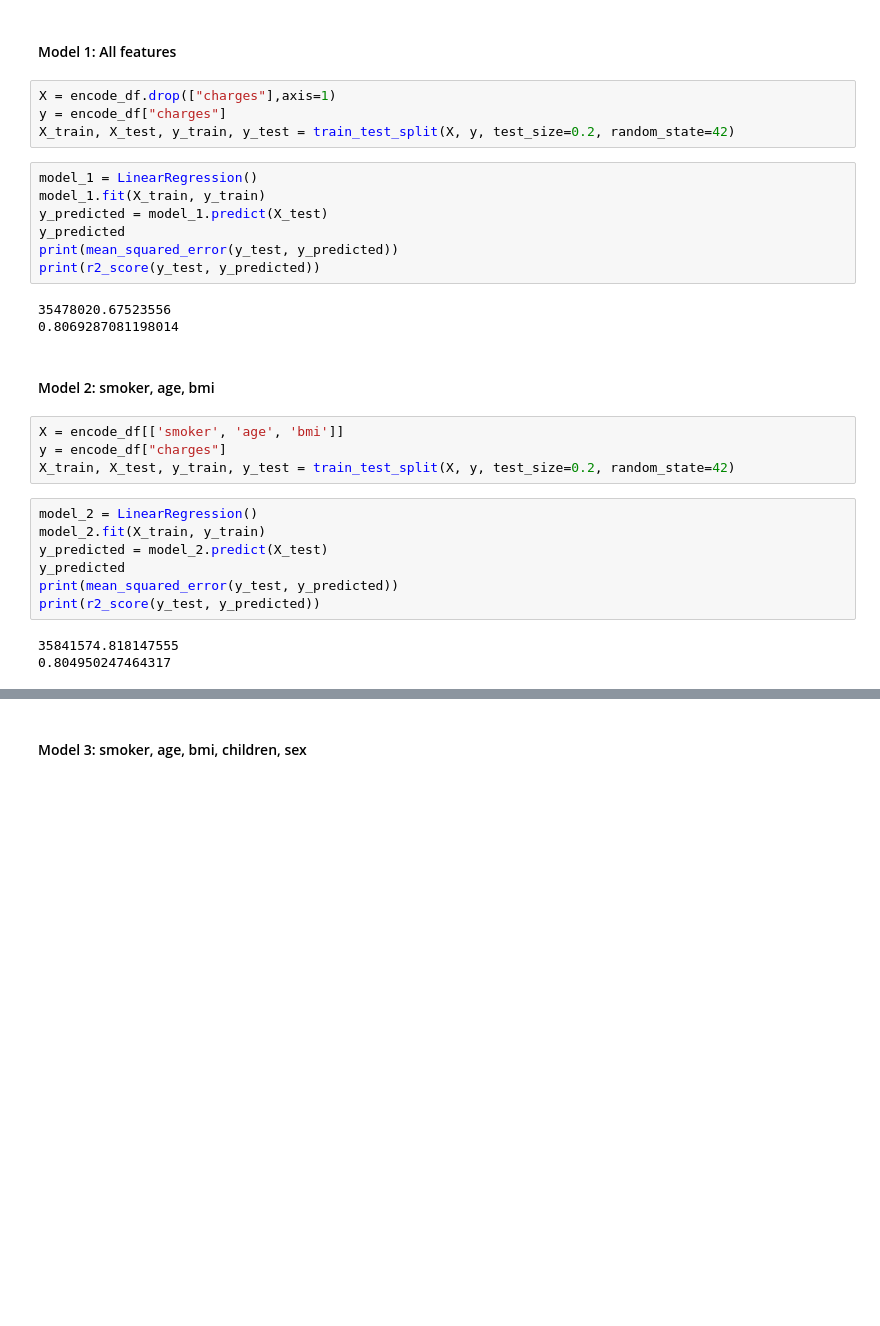
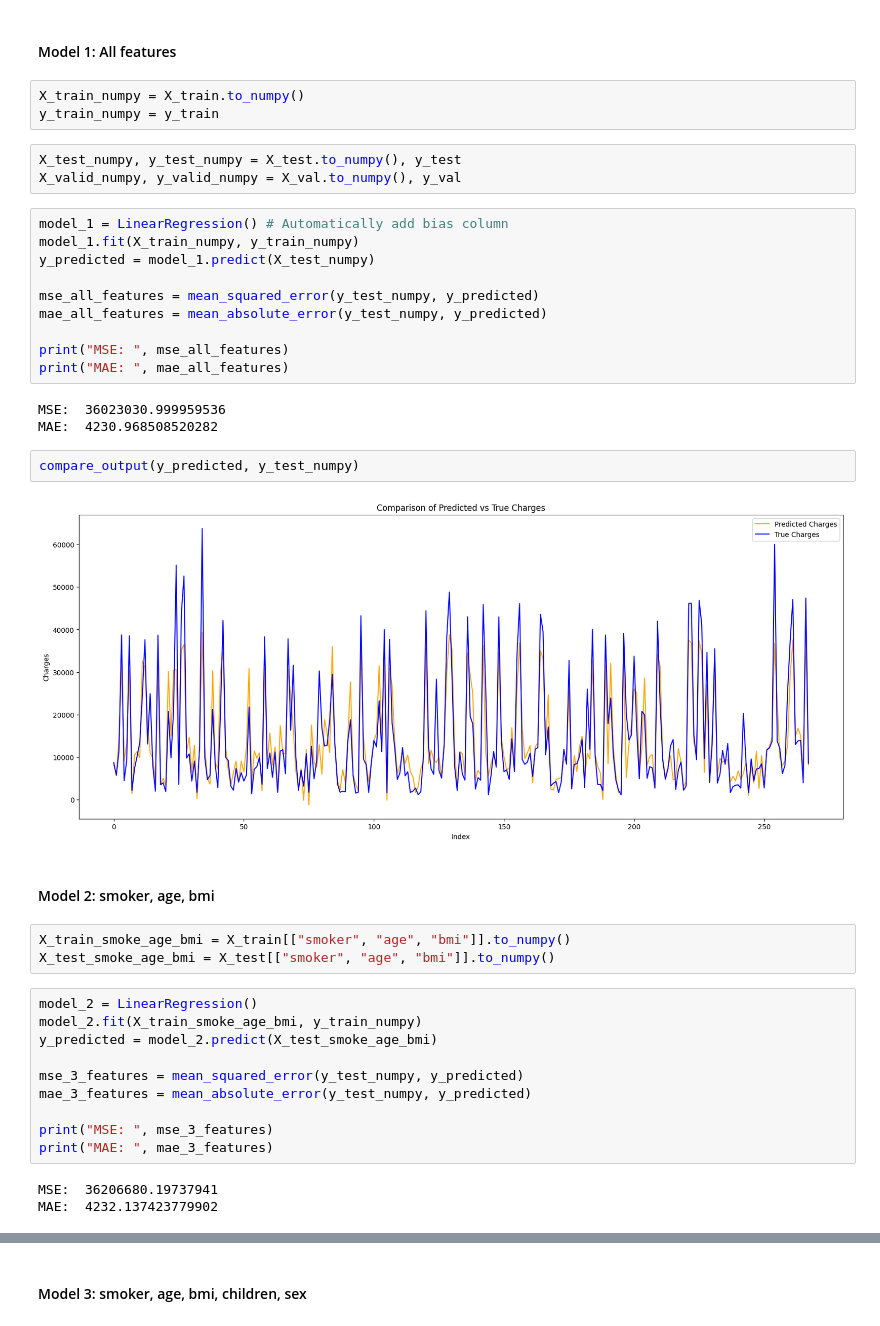
Before and after one commit to DinhXuanKhuong/Linear-Regression_Medical-Insurance-Cost-Prediction, a Jupyter notebook: code_duc.ipynb, the cells around one changed output, grey strips where cells are left out. Saved outputs shown, nothing was run; the diff lists cells and outputs as text; blank space fills up the shorter version.

Commit message:
Done: 7 models (Maybe)

```diff
--- a/code_duc.ipynb
+++ b/code_duc.ipynb
@@ -455,32 +448,43 @@ y = encode_df["charges"]
 # %% [markdown]
 #### Model 1: All features
-# %%
-X = encode_df.drop(["charges"],axis=1)
-y = encode_df["charges"]
-X_train, X_test, y_train, y_test = train_test_split(X, y, test_size=0.2, random_state=42)
+# %%
+X_train_numpy = X_train.to_numpy()
+y_train_numpy = y_train
+# %%
+X_test_numpy, y_test_numpy = X_test.to_numpy(), y_test
+X_valid_numpy, y_valid_numpy = X_val.to_numpy(), y_val
 # %%
-model_1 = LinearRegression()
-model_1.fit(X_train, y_train)
-y_predicted = model_1.predict(X_test)
-y_predicted
-print(mean_squared_error(y_test, y_predicted))
-print(r2_score(y_test, y_predicted))
+model_1 = LinearRegression() # Automatically add bias column
+model_1.fit(X_train_numpy, y_train_numpy)
+y_predicted = model_1.predict(X_test_numpy)
+
+mse_all_features = mean_squared_error(y_test_numpy, y_predicted)
+mae_all_features = mean_absolute_error(y_test_numpy, y_predicted)
+
+print("MSE: ", mse_all_features)
+print("MAE: ", mae_all_features)
 # %% [output]
-35478020.67523556
-0.8069287081198014
+MSE:  36023030.999959536
+MAE:  4230.968508520282
+# %%
+compare_output(y_predicted, y_test_numpy)
+# %% [output]
+[figure, added]
 # %% [markdown]
 #### Model 2: smoker, age, bmi
 # %%
-X = encode_df[['smoker', 'age', 'bmi']]
-y = encode_df["charges"]
-X_train, X_test, y_train, y_test = train_test_split(X, y, test_size=0.2, random_state=42)
+X_train_smoke_age_bmi = X_train[["smoker", "age", "bmi"]].to_numpy()
+X_test_smoke_age_bmi = X_test[["smoker", "age", "bmi"]].to_numpy()
 # %%
 model_2 = LinearRegression()
-model_2.fit(X_train, y_train)
-y_predicted = model_2.predict(X_test)
-y_predicted
-print(mean_squared_error(y_test, y_predicted))
-print(r2_score(y_test, y_predicted))
+model_2.fit(X_train_smoke_age_bmi, y_train_numpy)
+y_predicted = model_2.predict(X_test_smoke_age_bmi)
+
+mse_3_features = mean_squared_error(y_test_numpy, y_predicted)
+mae_3_features = mean_absolute_error(y_test_numpy, y_predicted)
+
+print("MSE: ", mse_3_features)
+print("MAE: ", mae_3_features)
 # %% [output]
-35841574.818147555
-0.804950247464317
+MSE:  36206680.19737941
+MAE:  4232.137423779902
```
Also changed, not shown: parts of 38 cells of this notebook.
